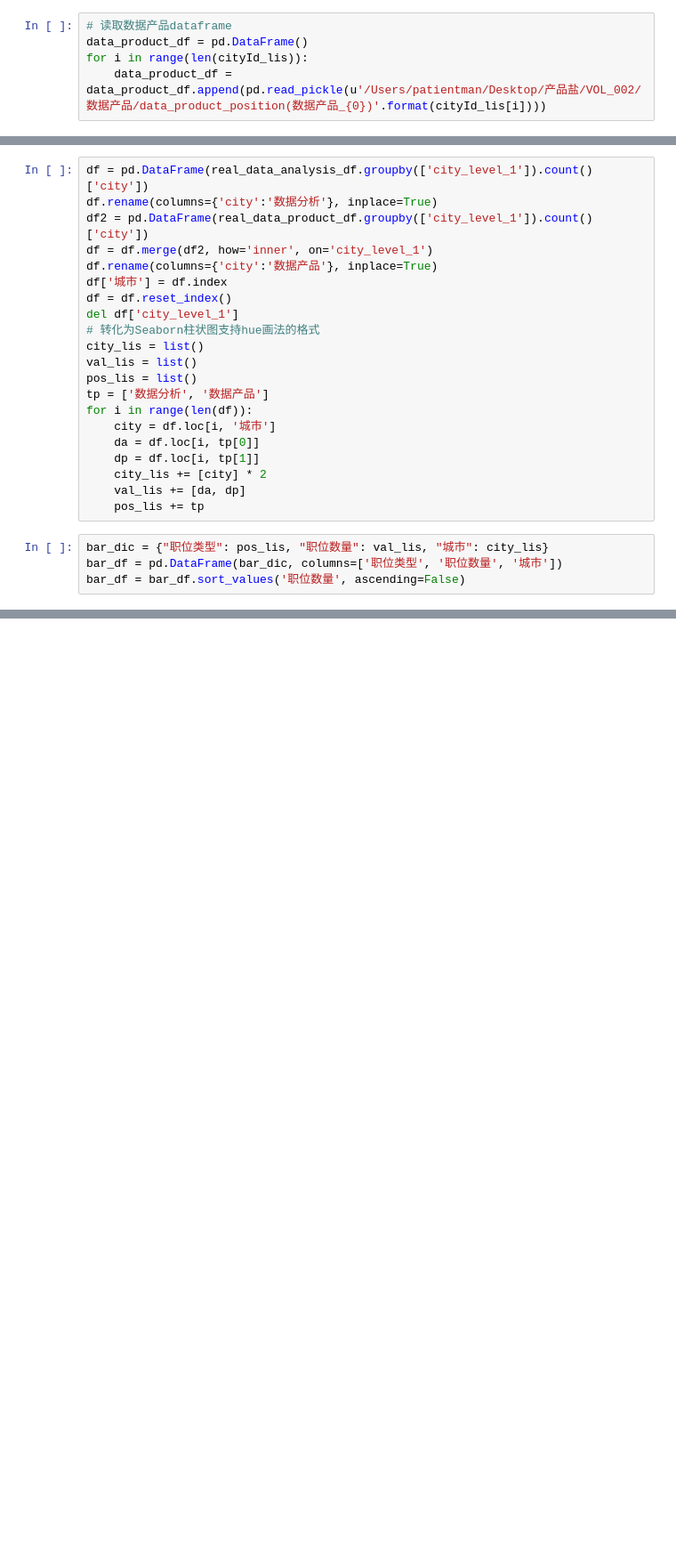
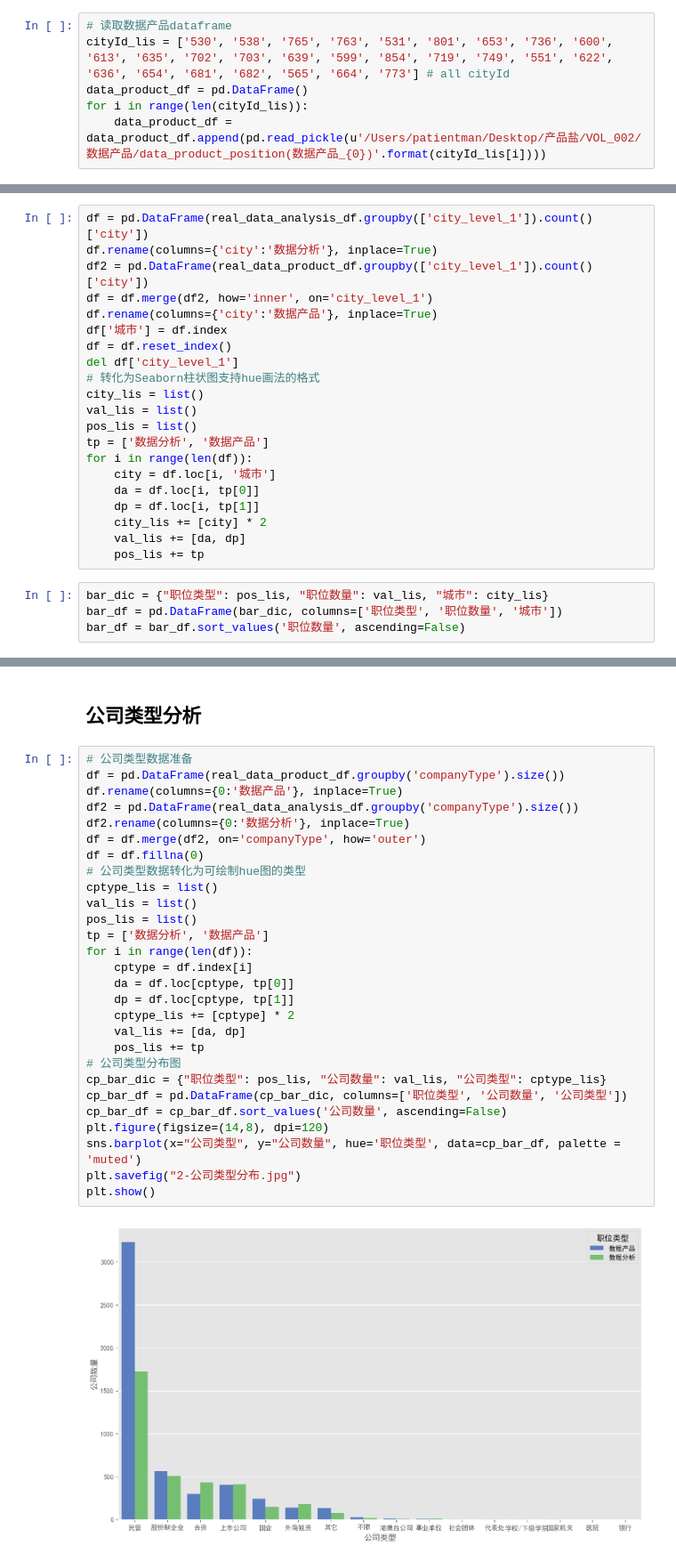
Before and after one commit to mingsquall/pm-salt, a Jupyter notebook: Vol 02 数据产品与数据分析职位分析/Data Product & Data Analysis.ipynb, the cells around one changed output, grey strips where cells are left out. Shown at 89% size. Drawn from its saved outputs; the diff is of its cells as text; blank space fills up the shorter version.

```diff
--- a/Vol 02 数据产品与数据分析职位分析/Data Product & Data Analysis.ipynb
+++ b/Vol 02 数据产品与数据分析职位分析/Data Product & Data Analysis.ipynb
@@ -143,6 +143,7 @@ response limit: 4
 ## 数据处理
 # %%
 # 读取数据产品dataframe
+cityId_lis = ['530', '538', '765', '763', '531', '801', '653', '736', '600', '613', '635', '702', '703', '639', '599', '854', '719', '749', '551', '622', '636', '654', '681', '682', '565', '664', '773'] # all cityId
 data_product_df = pd.DataFrame()
 for i in range(len(cityId_lis)):
     data_product_df = data_product_df.append(pd.read_pickle(u'/Users/patientman/Desktop/产品盐/VOL_002/数据产品/data_product_position(数据产品_{0})'.format(cityId_lis[i])))
@@ -245,3 +249,35 @@ sns.barplot(x="城市", y="职位数量", hue='职位类型', data=bar_df, palet
 plt.show()
 # %% [output]
 [figure]
+# %% [markdown]
+## 公司类型分析
+# %%
+# 公司类型数据准备
+df = pd.DataFrame(real_data_product_df.groupby('companyType').size())
+df.rename(columns={0:'数据产品'}, inplace=True)
+df2 = pd.DataFrame(real_data_analysis_df.groupby('companyType').size())
+df2.rename(columns={0:'数据分析'}, inplace=True)
+df = df.merge(df2, on='companyType', how='outer')
+df = df.fillna(0)
+# 公司类型数据转化为可绘制hue图的类型
+cptype_lis = list()
+val_lis = list()
+pos_lis = list()
+tp = ['数据分析', '数据产品']
+for i in range(len(df)):
+    cptype = df.index[i]
+    da = df.loc[cptype, tp[0]]
+    dp = df.loc[cptype, tp[1]]
+    cptype_lis += [cptype] * 2
+    val_lis += [da, dp]
+    pos_lis += tp
+# 公司类型分布图
+cp_bar_dic = {"职位类型": pos_lis, "公司数量": val_lis, "公司类型": cptype_lis}
+cp_bar_df = pd.DataFrame(cp_bar_dic, columns=['职位类型', '公司数量', '公司类型'])
+cp_bar_df = cp_bar_df.sort_values('公司数量', ascending=False)
+plt.figure(figsize=(14,8), dpi=120)
+sns.barplot(x="公司类型", y="公司数量", hue='职位类型', data=cp_bar_df, palette = 'muted')
+plt.savefig("2-公司类型分布.jpg")
+plt.show()
+# %% [output]
+[figure, added]
```
Also changed, not shown: parts of 24 cells of this notebook.
